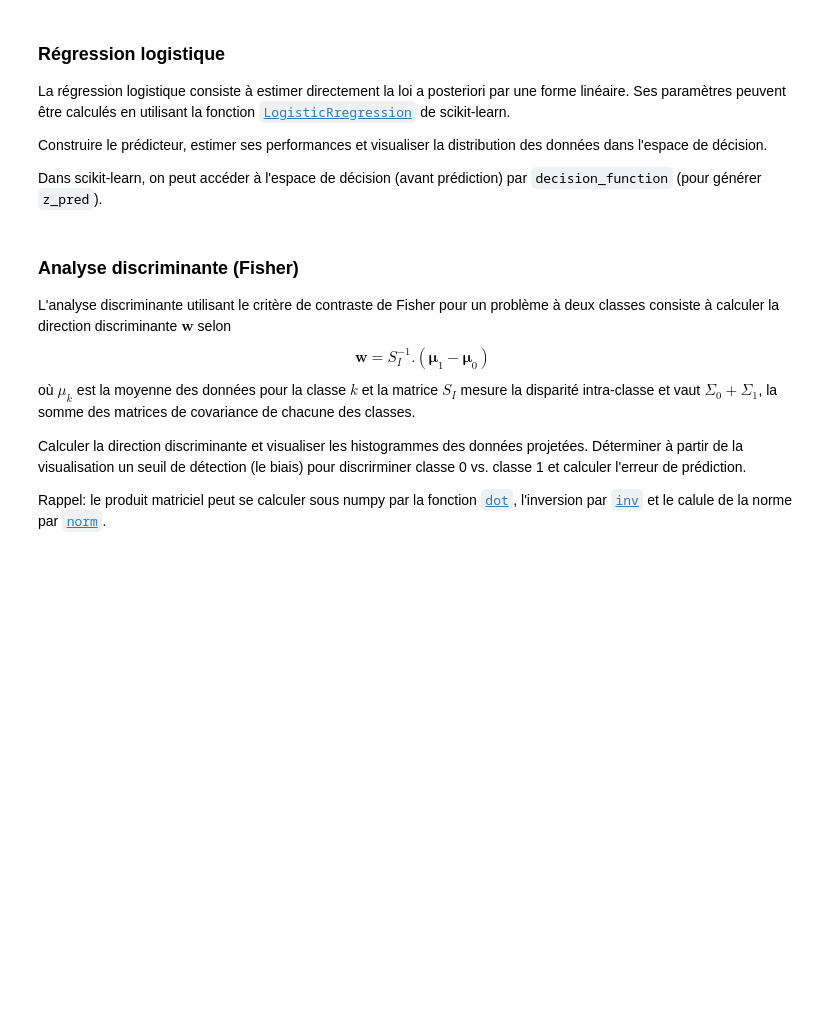
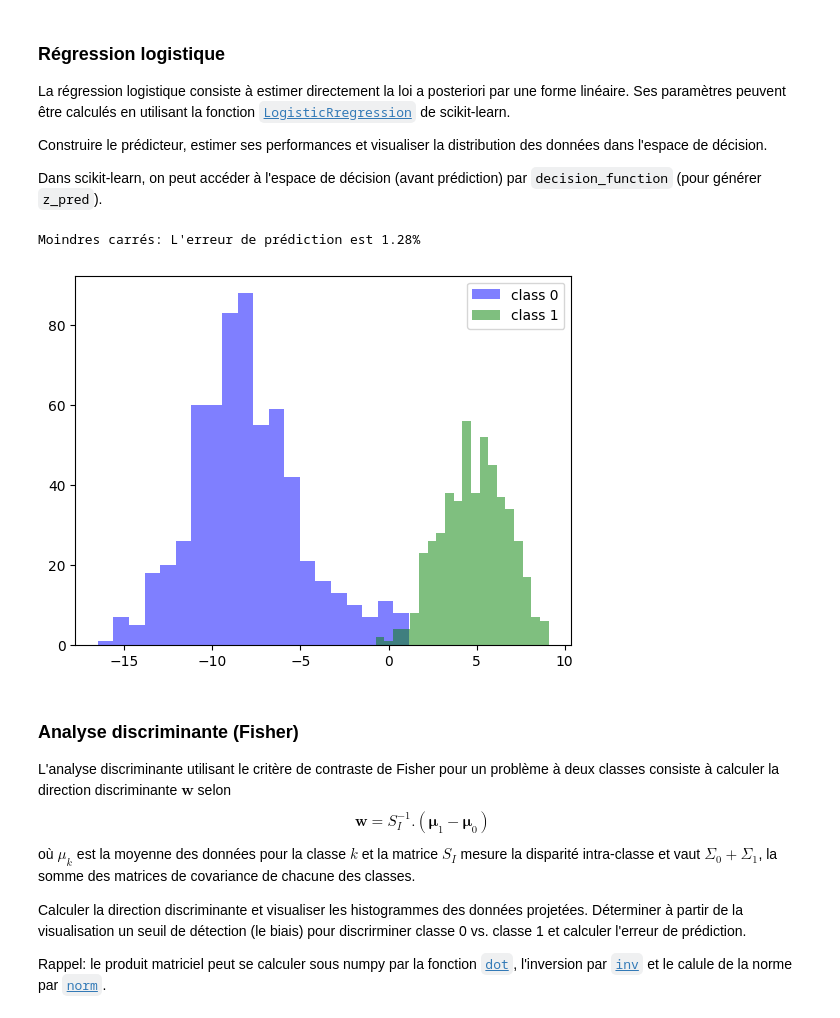
Before and after one commit to arodrik/ENSTA-cours_td-td_gaussien_bayesien.ipynb, a Jupyter notebook: ENSTA/cours_td/td_gaussien_bayesien.ipynb, the cells around one changed output. Cells and saved outputs as stored; diff of their text form; code cells hidden in the pictures; blank space fills up the shorter version.

```diff
--- a/ENSTA/cours_td/td_gaussien_bayesien.ipynb
+++ b/ENSTA/cours_td/td_gaussien_bayesien.ipynb
@@ -497,19 +512,29 @@ Dans scikit-learn, on peut accéder à l'espace de décision (avant prédiction)
 # %%
 from sklearn.linear_model import LogisticRegression
 
 # Apprentissage, prédiction et évaluation
 #######################
 # METTRE VOTRE CODE ICI
+clf = LogisticRegression(random_state=0).fit(X_train, y_train)
 
+logproba = clf.predict_log_proba(X_test)
+z_pred = logproba[:,1]-logproba[:,0]
+y_pred = z_pred > 0
+
+erreur = (y_pred != y_test).sum() / y_test.size
+print("Moindres carrés: L'erreur de prédiction est {:.2f}%".format(100*erreur))
 ############################
 
 Z0 = z_pred[y_test == 0]
 Z1 = z_pred[y_test == 1]
 
 plt.hist(Z0, color='b', alpha=0.5, bins=20, label=['class 0'])
 plt.hist(Z1, color='g', alpha=0.5, bins=20, label=['class 1'])
 plt.legend(loc='upper right')
 plt.show()
+# %% [output]
+Moindres carrés: L'erreur de prédiction est 1.28%
+[figure, added]
 # %% [markdown]
 ### Analyse discriminante (Fisher)
 
```
Also changed, not shown: parts of 4 cells of this notebook.
